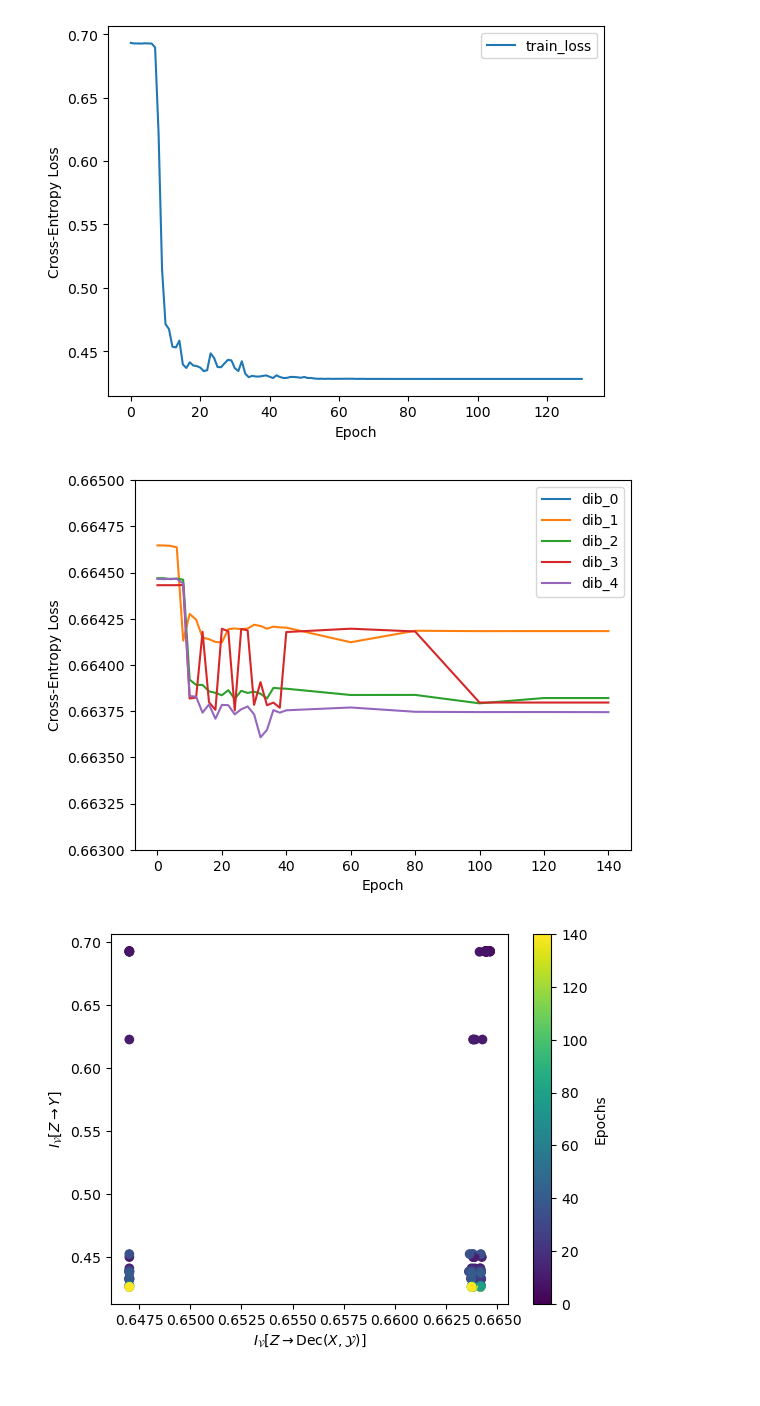
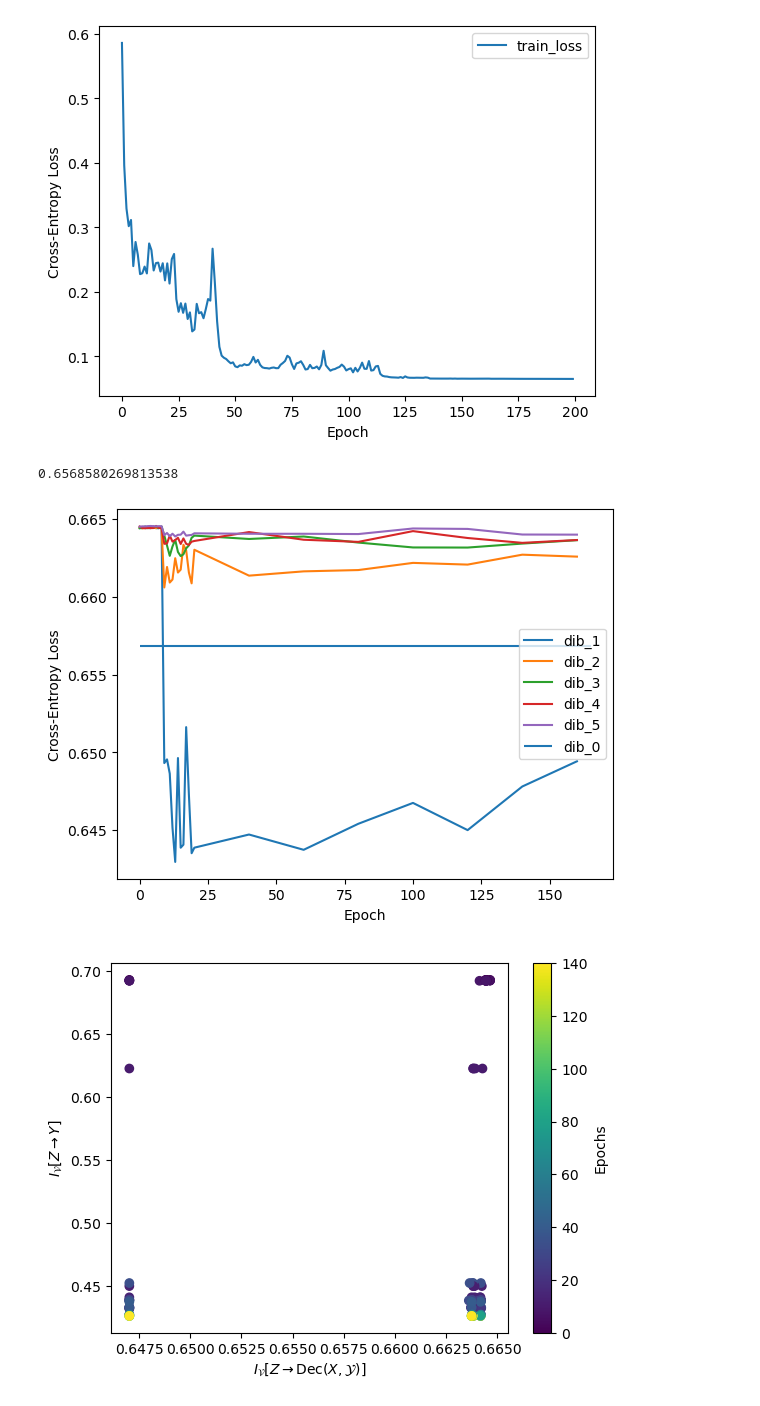
Before and after one commit to ziyong-was-taken/Compression-In-DNNs, a Jupyter notebook: plots.ipynb, the cells around one changed output. Cells and saved outputs as stored; diff of their text form; code cells hidden in the pictures.

```diff
--- a/plots.ipynb
+++ b/plots.ipynb
@@ -3,12 +3,12 @@ import pandas as pd
 import matplotlib.pyplot as plt
 # %%
 # set version
-# version = 5
-full = True
+version = 8
+full = False
 
 # load metrics
 if full:
-    metrics = pd.read_csv("lightning_logs/gpu_multi_128/metrics.csv")#.drop(columns="step")
+    metrics = pd.read_csv("lightning_logs/nc_128/metrics.csv")#.drop(columns="step")
 else:
     metrics = pd.read_csv(f"lightning_logs/version_{version}/metrics.csv").drop(
         columns="step"
@@ -52,27 +52,33 @@ plt.show()
 # plot train loss
 metrics.plot(x="epoch", y=["train_loss"])
 # plt.ylim(0.3,0.9)
-# plt.xlim(0,200)
+# plt.xlim(0,150)
 plt.xlabel("Epoch")
 plt.ylabel("Cross-Entropy Loss")
 plt.legend()
 plt.show()
 # %% [output]
-[figure, old version]
+[figure, new version]
 # %%
 # remove NaN rows
 no_nan = metrics.dropna()
+dib_0 = no_nan["dib_0"].iloc[0]
+print(dib_0)
+
+no_nan = metrics.drop(columns="dib_0").dropna()
 
 # plot DIB
-dib_cols = metrics.columns[metrics.columns.str.contains("dib_")]
+dib_cols = no_nan.columns[no_nan.columns.str.contains("dib_")]
 no_nan.plot(x="epoch", y=dib_cols)
-plt.ylim(0.663, 0.665)
+plt.hlines(dib_0, 0, metrics.shape[0], label="dib_0")
+# plt.ylim(0.663, 0.665)
+plt.legend()
 plt.xlabel("Epoch")
 plt.ylabel("Cross-Entropy Loss")
-plt.savefig("DIB.pdf", bbox_inches="tight", pad_inches=0)
 plt.show()
 # %% [output]
+0.6568580269813538
-[figure, old version]
+[figure, new version]
 # %%
 # IP analysis
 for dib in dib_cols:
```
Also changed, not shown: parts of 2 cells of this notebook, 1 other file.
